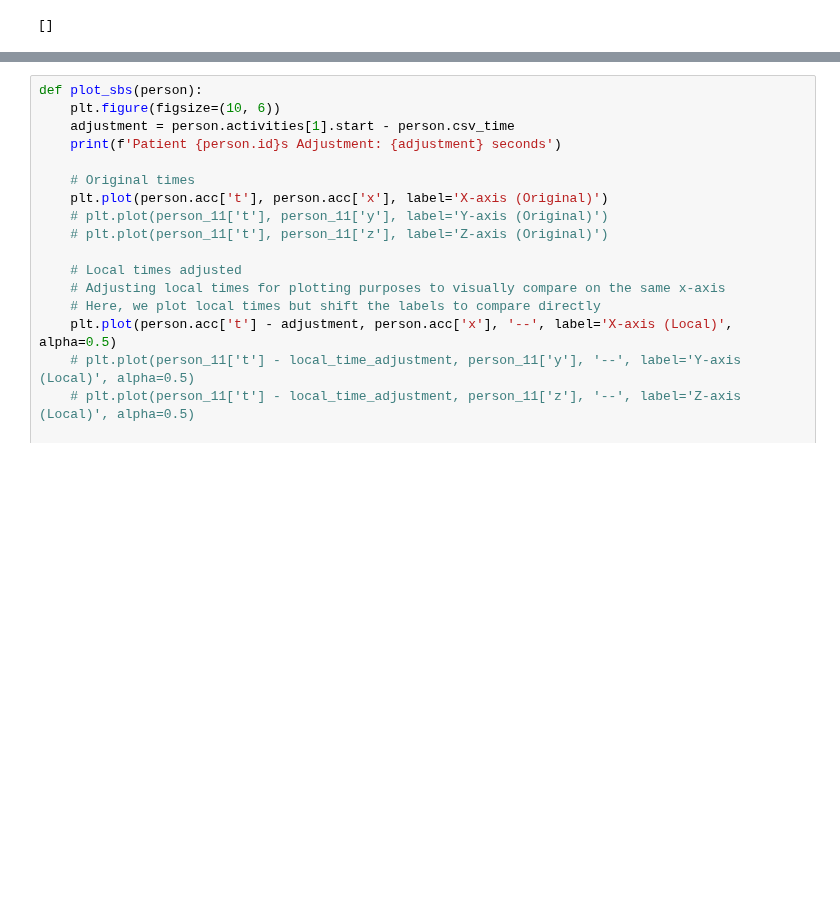
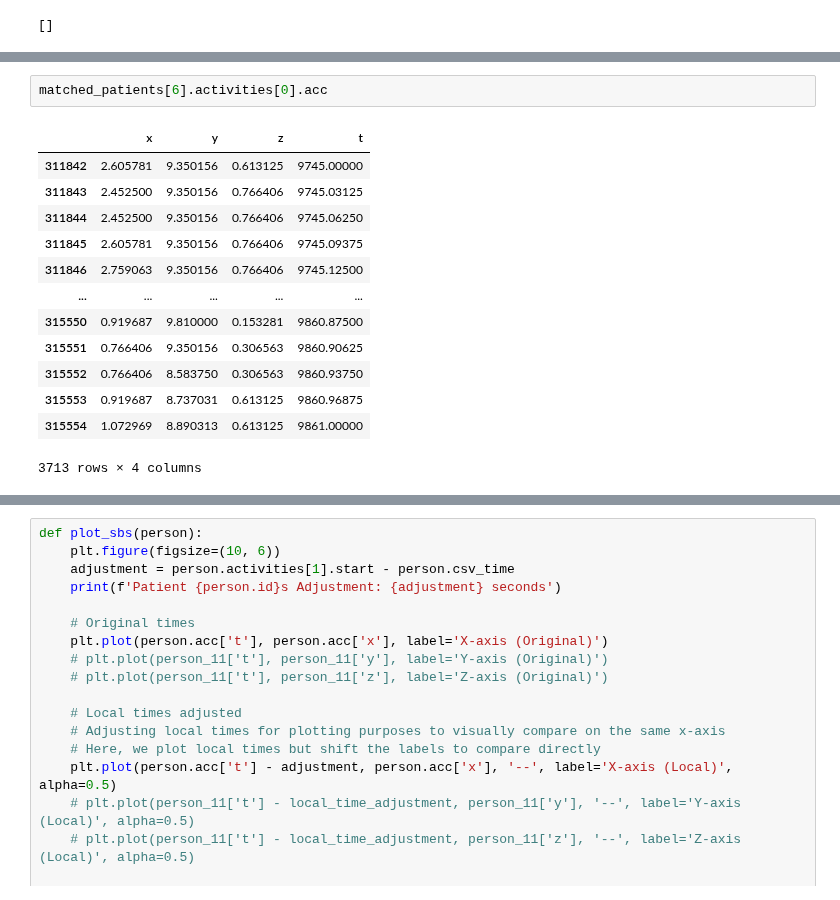
Before and after one commit to ScreamingPigeon/ms-analysis-23, a Jupyter notebook: read.ipynb, the cells around one changed output, grey strips where cells are left out. Saved outputs shown, nothing was run; the diff lists cells and outputs as text; blank space fills up the shorter version.

```diff
--- a/read.ipynb
+++ b/read.ipynb
@@ -342,0 +292,16 @@ Difference between Local and Start for patient CHI2021 111 1763310.0
+# %%
+matched_patients[6].activities[0].acc
+# %% [output]
+|  | x | y | z | t |
+| 311842 | 2.605781 | 9.350156 | 0.613125 | 9745.00000 |
+| 311843 | 2.452500 | 9.350156 | 0.766406 | 9745.03125 |
+| 311844 | 2.452500 | 9.350156 | 0.766406 | 9745.06250 |
+| 311845 | 2.605781 | 9.350156 | 0.766406 | 9745.09375 |
+| 311846 | 2.759063 | 9.350156 | 0.766406 | 9745.12500 |
+| ... | ... | ... | ... | ... |
+| 315550 | 0.919687 | 9.810000 | 0.153281 | 9860.87500 |
+| 315551 | 0.766406 | 9.350156 | 0.306563 | 9860.90625 |
+| 315552 | 0.766406 | 8.583750 | 0.306563 | 9860.93750 |
+| 315553 | 0.919687 | 8.737031 | 0.613125 | 9860.96875 |
+| 315554 | 1.072969 | 8.890313 | 0.613125 | 9861.00000 |
+3713 rows × 4 columns
```
Also changed, not shown: parts of 15 cells of this notebook.
